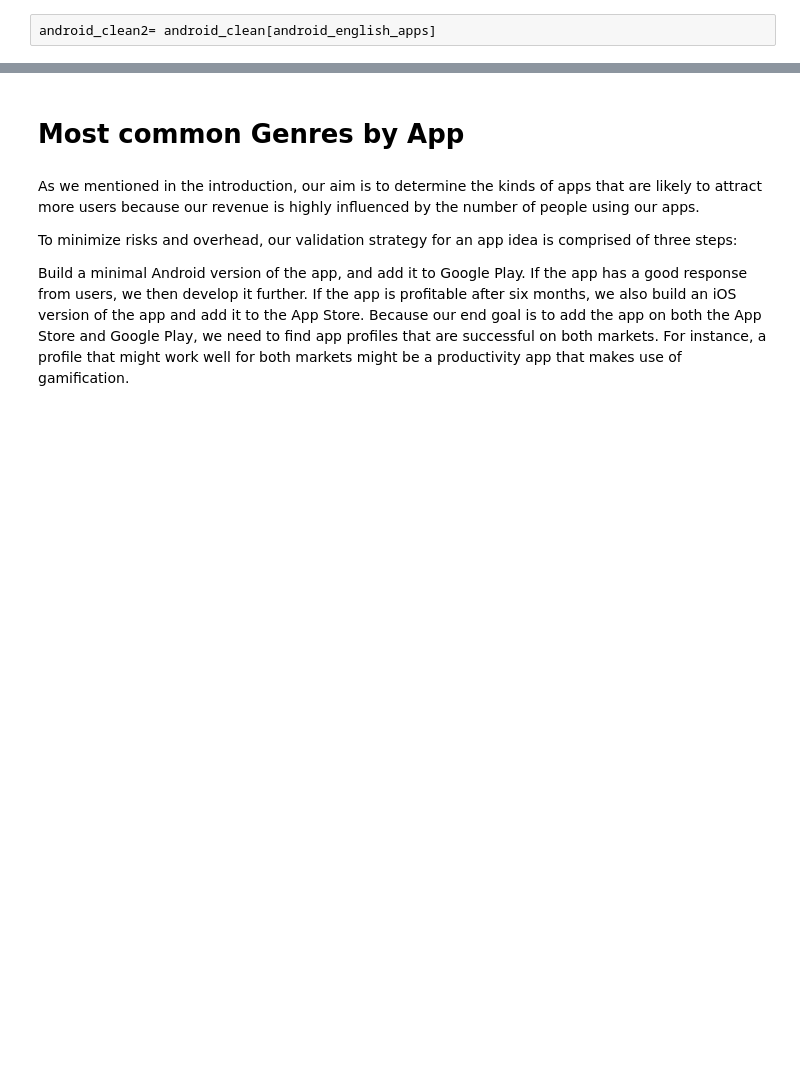
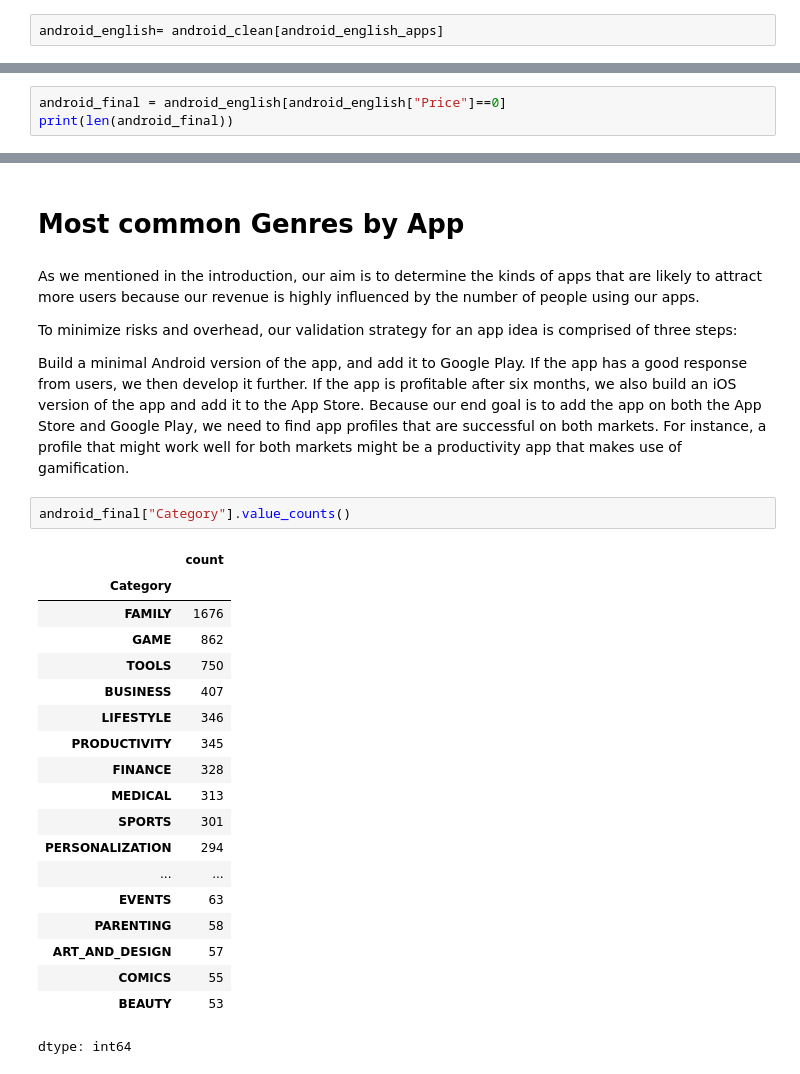
Before and after one commit to KostasTheOne/Mobile-Apps-Project, a Jupyter notebook: Profitable_Apps.ipynb, the cells around one changed output, grey strips where cells are left out. Cells and saved outputs as stored; diff of their text form; blank space fills up the shorter version.

```diff
--- a/Profitable_Apps.ipynb
+++ b/Profitable_Apps.ipynb
@@ -379,5 +379,5 @@ def is_english(string):
 # %%
 android_english_apps = android_clean["App"].apply(is_english)
 # %%
-android_clean2= android_clean[android_english_apps]
+android_english= android_clean[android_english_apps]
 # %%
@@ -448,0 +417,3 @@ apple_clean2[apple_clean2["price"]==0]
+# %%
+android_final = android_english[android_english["Price"]==0]
+print(len(android_final))
@@ -457,3 +435,25 @@ Build a minimal Android version of the app, and add it to Google Play.
 If the app has a good response from users, we then develop it further.
 If the app is profitable after six months, we also build an iOS version of the app and add it to the App Store.
 Because our end goal is to add the app on both the App Store and Google Play, we need to find app profiles that are successful on both markets. For instance, a profile that might work well for both markets might be a productivity app that makes use of gamification.
+# %%
+android_final["Category"].value_counts()
+# %% [output]
+|  | count |
+| Category |  |
+| FAMILY | 1676 |
+| GAME | 862 |
+| TOOLS | 750 |
+| BUSINESS | 407 |
+| LIFESTYLE | 346 |
+| PRODUCTIVITY | 345 |
+| FINANCE | 328 |
+| MEDICAL | 313 |
+| SPORTS | 301 |
+| PERSONALIZATION | 294 |
+| ... | ... |
+| EVENTS | 63 |
+| PARENTING | 58 |
+| ART_AND_DESIGN | 57 |
+| COMICS | 55 |
+| BEAUTY | 53 |
+dtype: int64
```
Also changed, not shown: parts of 13 cells of this notebook.
